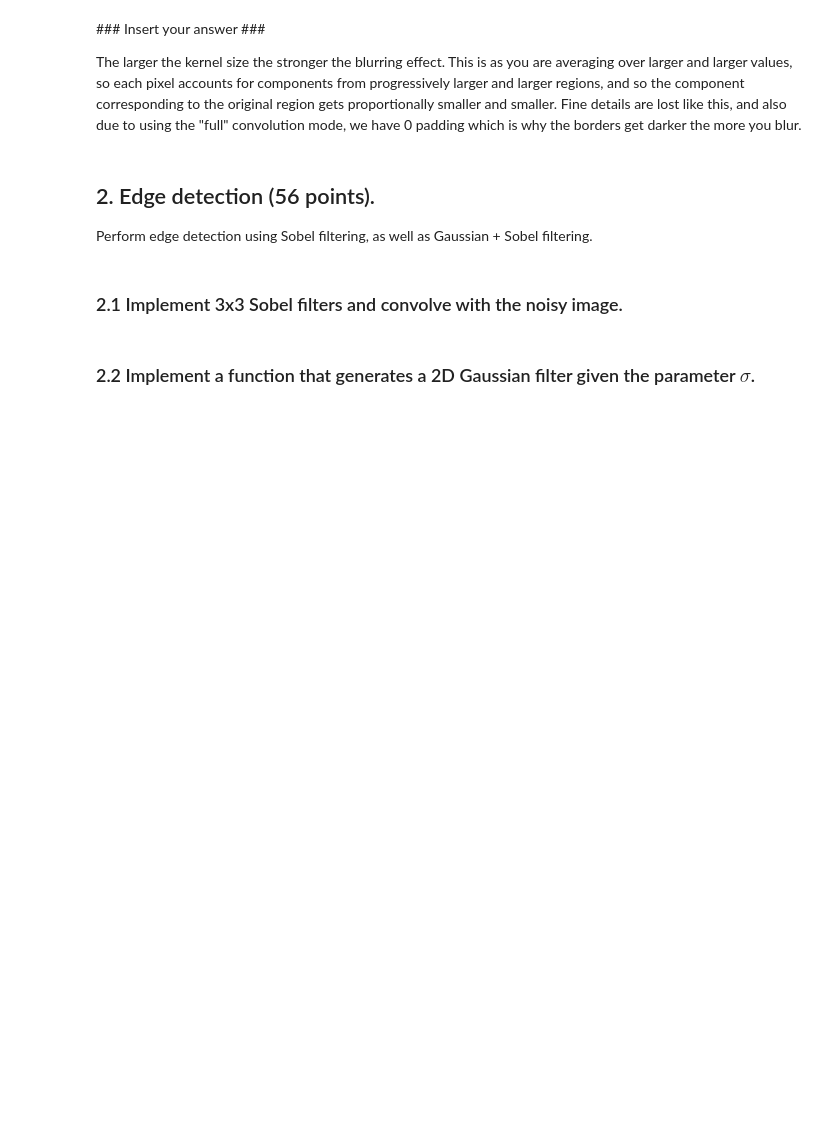
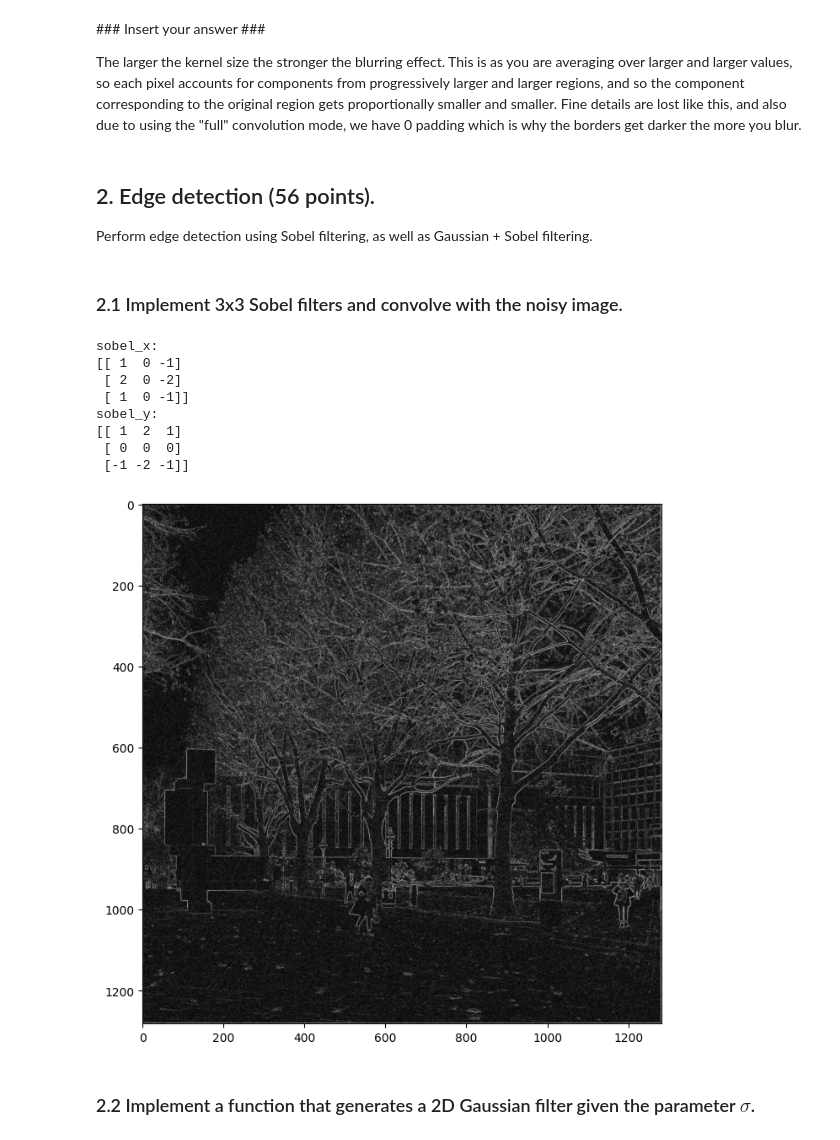
Before and after one commit to aliabbas299792/imperial, a Jupyter notebook: coursework_01/coursework_01.ipynb, the cells around one changed output. Saved outputs shown, nothing was run; the diff lists cells and outputs as text; code cells hidden in the pictures; blank space fills up the shorter version.

```diff
--- a/coursework_01/coursework_01.ipynb
+++ b/coursework_01/coursework_01.ipynb
@@ -145,24 +145,37 @@ Perform edge detection using Sobel filtering, as well as Gaussian + Sobel filter
 # %%
 # Design the filters
 ### Insert your code ###
-sobel_x = ...
-sobel_y = ...
+sobel_x = np.array([[1, 0, -1], [2, 0, -2], [1, 0, -1]])
+sobel_y = sobel_x.T
 
 # Image filtering
 ### Insert your code ###
+g_x = conv(image_noisy, sobel_x)
+g_y = conv(image_noisy, sobel_y)
 
 # Calculate the gradient magnitude
 ### Insert your code ###
+grad_mag = np.sqrt(g_x**2 + g_y**2)
 
 # Print the filters (provided)
 print('sobel_x:')
 print(sobel_x)
 print('sobel_y:')
 print(sobel_y)
 
 # Display the magnitude map (provided)
 plt.imshow(grad_mag, cmap='gray')
 plt.gcf().set_size_inches(8, 8)
+# %% [output]
+sobel_x:
+[[ 1  0 -1]
+ [ 2  0 -2]
+ [ 1  0 -1]]
+sobel_y:
+[[ 1  2  1]
+ [ 0  0  0]
+ [-1 -2 -1]]
+[figure, added]
 # %% [markdown]
 ### 2.2 Implement a function that generates a 2D Gaussian filter given the parameter $\sigma$.
 # %%
```
Also changed, not shown: parts of 2 cells of this notebook.
